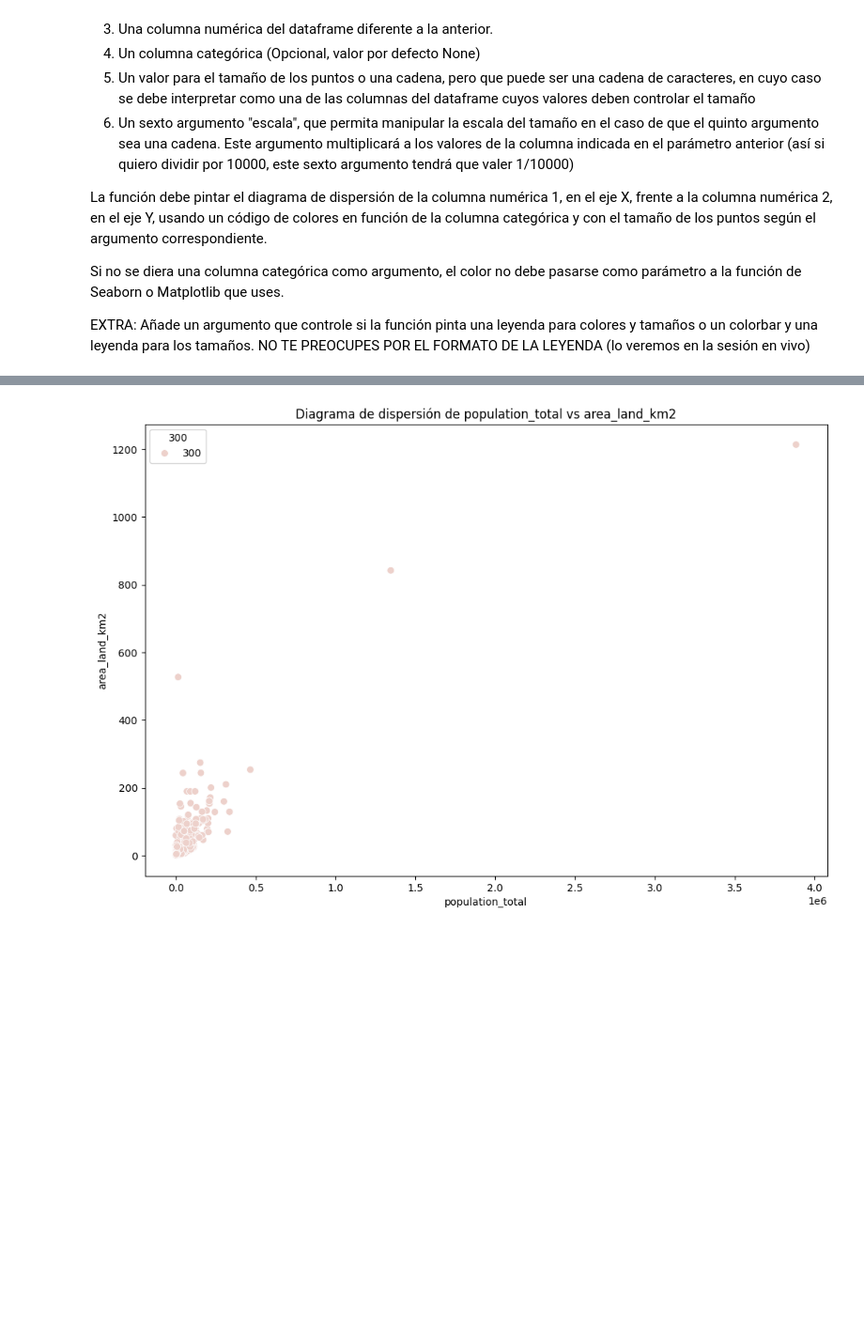
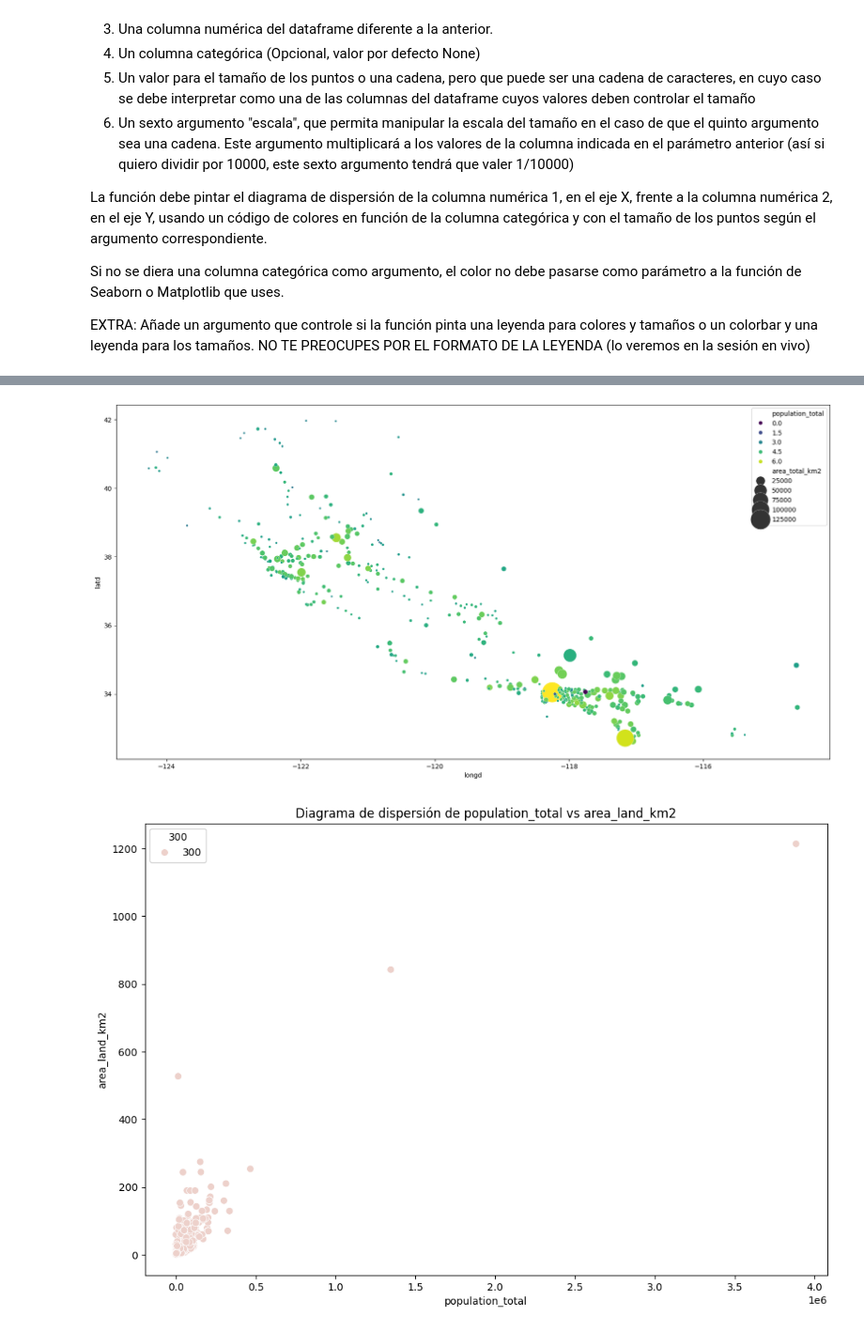
Before and after one commit to JoseRKC/ONLINE_DS_THEBRIDGE_JOSERCC, a Jupyter notebook: 03_Analisis_de_Datos/Sprint_08/Unidad_02/Practica_Obligatoria/18_Practica_Obligatoria_Visualizacion_Presentacion.ipynb, the cells around one changed output, grey strips where cells are left out. Shown at 94% size. Saved outputs shown, nothing was run; the diff lists cells and outputs as text; code cells hidden in the pictures; blank space fills up the shorter version.

```diff
--- a/03_Analisis_de_Datos/Sprint_08/Unidad_02/Practica_Obligatoria/18_Practica_Obligatoria_Visualizacion_Presentacion.ipynb
+++ b/03_Analisis_de_Datos/Sprint_08/Unidad_02/Practica_Obligatoria/18_Practica_Obligatoria_Visualizacion_Presentacion.ipynb
@@ -60,3 +60,7 @@ La función debe pintar el diagrama de dispersión de la columna numérica 1, en
 Si no se diera una columna categórica como argumento, el color no debe pasarse como parámetro a la función de Seaborn o Matplotlib que uses.
 
 EXTRA: Añade un argumento que controle si la función pinta una leyenda para colores y tamaños o un colorbar y una leyenda para los tamaños. NO TE PREOCUPES POR EL FORMATO DE LA LEYENDA (lo veremos en la sesión en vivo)
+# %%
+df_cali = pd.read_csv("./data/california_cities.csv")
+df_cali.dropna(inplace=True)
+df_cali.info()
@@ -62,0 +85,15 @@ EXTRA: Añade un argumento que controle si la función pinta una leyenda para co
+# %%
+fig, ax = plt.subplots(figsize=(20,10))
+sns.scatterplot(data=df_cali,
+                x=df_cali["longd"],
+                y=df_cali["latd"],
+                size=df_cali["area_total_km2"]*100,
+                hue=np.log10(df_cali["population_total"]),
+                sizes=(10,1000),
+                palette="viridis"
+                )
+
+
+plt.show()
+# %% [output]
+[figure, added]
```
Also changed, not shown: parts of 3 cells of this notebook, 24 other files.
